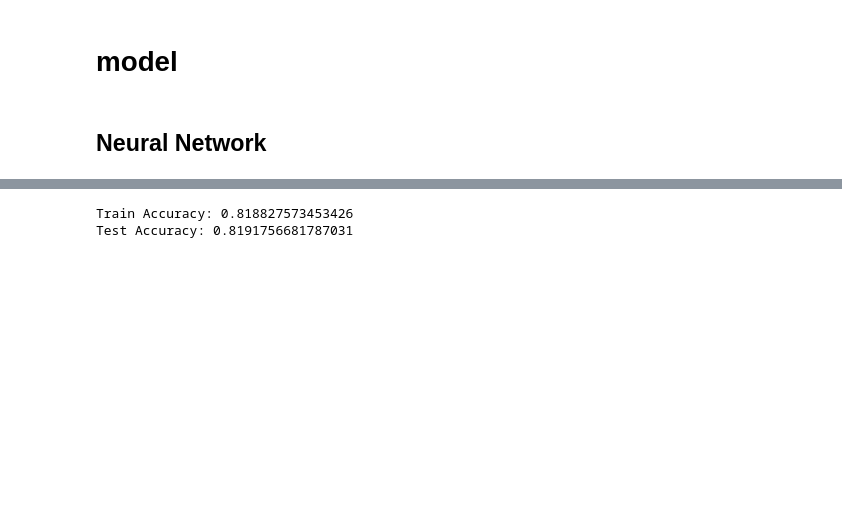
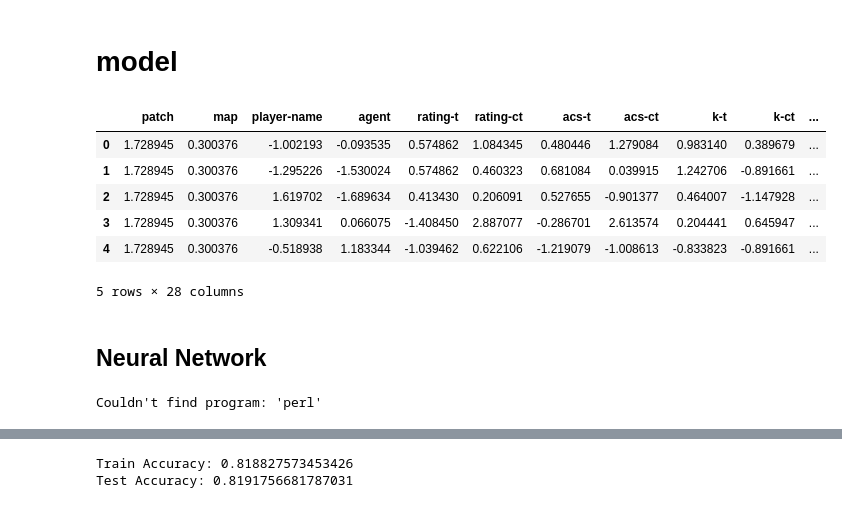
Before and after one commit to gvo27/vlr, a Jupyter notebook: main.ipynb, the cells around one changed output, grey strips where cells are left out. Cells and saved outputs as stored; diff of their text form; code cells hidden in the pictures; blank space fills up the shorter version.

```diff
--- a/main.ipynb
+++ b/main.ipynb
@@ -170,14 +200,27 @@ Couldn't find program: 'perl'
 # %% [markdown]
 # model
 # %%
+from sklearn.preprocessing import StandardScaler
 from sklearn.model_selection import train_test_split
 
-X = df.drop('win', axis=1)
+scaler = StandardScaler()
+xdf = df.drop('win', axis=1)
+scaler.fit(xdf)
+X = pd.DataFrame(data=scaler.transform(xdf), columns=xdf.columns)
 y = df['win']
 X_train, X_test, y_train, y_test = train_test_split(X, y, random_state=42)
 n = len(X.columns)
 
 models = {}
+X.head()
+# %% [output]
+|  | patch | map | player-name | agent | rating-t | rating-ct | acs-t | acs-ct | k-t | k-ct | ... |
+| 0 | 1.728945 | 0.300376 | -1.002193 | -0.093535 | 0.574862 | 1.084345 | 0.480446 | 1.279084 | 0.983140 | 0.389679 | ... |
+| 1 | 1.728945 | 0.300376 | -1.295226 | -1.530024 | 0.574862 | 0.460323 | 0.681084 | 0.039915 | 1.242706 | -0.891661 | ... |
+| 2 | 1.728945 | 0.300376 | 1.619702 | -1.689634 | 0.413430 | 0.206091 | 0.527655 | -0.901377 | 0.464007 | -1.147928 | ... |
+| 3 | 1.728945 | 0.300376 | 1.309341 | 0.066075 | -1.408450 | 2.887077 | -0.286701 | 2.613574 | 0.204441 | 0.645947 | ... |
+| 4 | 1.728945 | 0.300376 | -0.518938 | 1.183344 | -1.039462 | 0.622106 | -1.219079 | -1.008613 | -0.833823 | -0.891661 | ... |
+5 rows × 28 columns
 # %% [markdown]
 ## Neural Network
 # %%
@@ -187,4 +230,18 @@ clf = MLPClassifier(hidden_layer_sizes=(n+1,n//2), alpha=.0001, learning_rate='a
 models['Neural Network'] = clf
+# %%
+%%perl -eat # skip cell
+
+from sklearn.model_selection import GridSearchCV
+
+clf = GridSearchCV(estimator=clf, param_grid={
+    'hidden_layer_sizes': [[2*n, n, n//2], [n, n//2, n//4], [n, n//2], [n,]],
+    'activation': ['identity', 'logistic', 'tanh', 'relu'],
+    'solver': ['lbfgs', 'sgd', 'adam'],
+    'alpha': [1e-2, 1e-3, 1e-4, 1e-5],
+    'tol': [1e-2, 1e-3, 1e-4, 1e-5],
+}, scoring='accuracy').fit(X, y)
+# %% [output]
+Couldn't find program: 'perl'
 # %%
 print('Train Accuracy:', clf.score(X_train, y_train))
 print('Test Accuracy:',clf.score(X_test, y_test))
```
Also changed, not shown: parts of 11 cells of this notebook, 2 other files.
